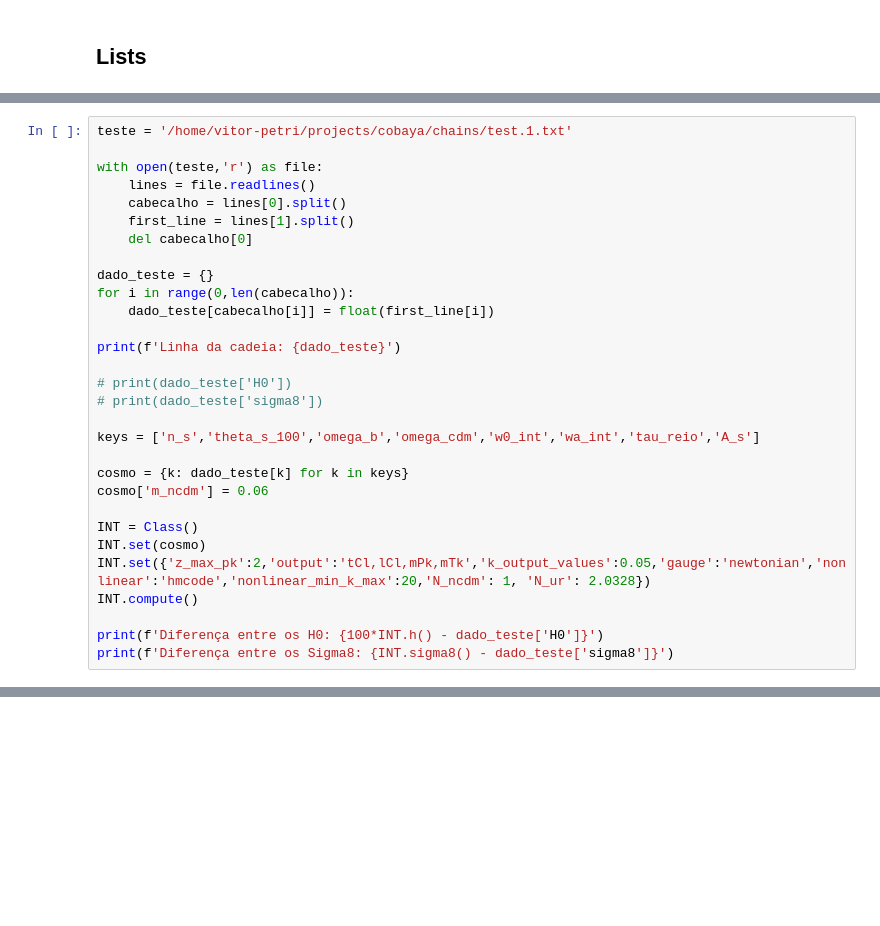
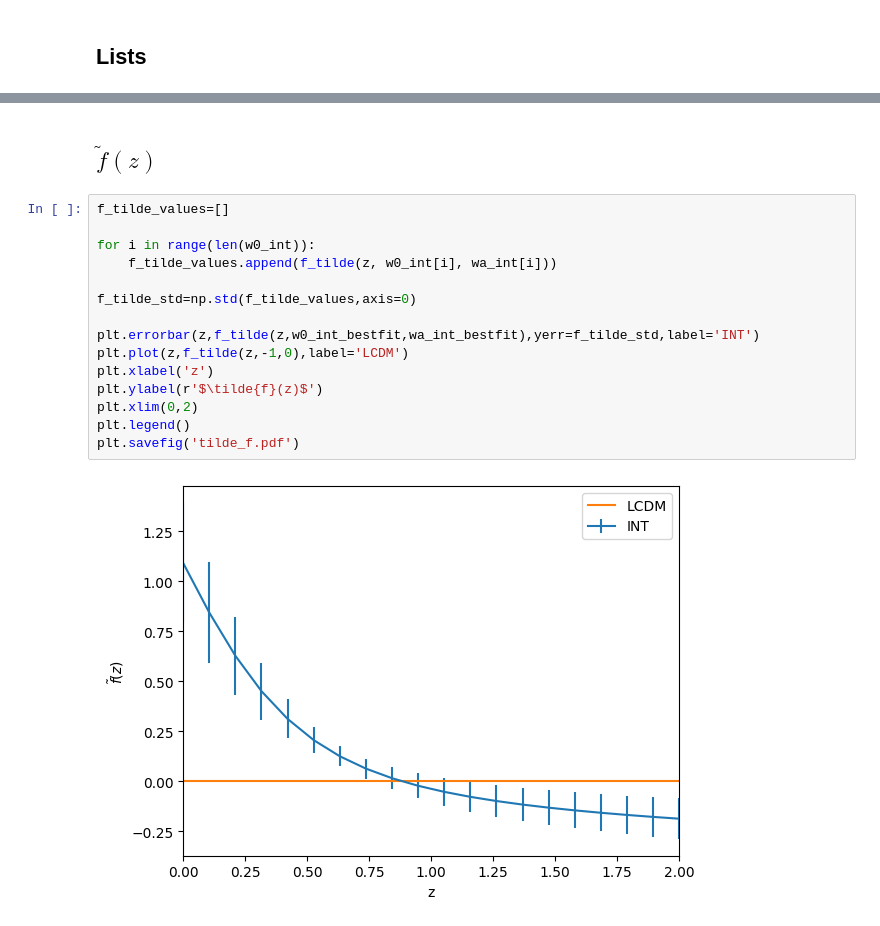
Before and after one commit to Diismas19/dark-degeneracy, a Jupyter notebook: coding/plots.ipynb, the cells around one changed output, grey strips where cells are left out. Cells and saved outputs as stored; diff of their text form; blank space fills up the shorter version.

```diff
--- a/coding/plots.ipynb
+++ b/coding/plots.ipynb
@@ -176,30 +184,0 @@ for i in range(1,5):
-# %%
-teste = '/home/vitor-petri/projects/cobaya/chains/test.1.txt'
-
-with open(teste,'r') as file:
-    lines = file.readlines()
-    cabecalho = lines[0].split()
-    first_line = lines[1].split()
-    del cabecalho[0]
-
-dado_teste = {}
-for i in range(0,len(cabecalho)):
-    dado_teste[cabecalho[i]] = float(first_line[i])
-
-print(f'Linha da cadeia: {dado_teste}')
-
-# print(dado_teste['H0'])
-# print(dado_teste['sigma8'])
-
-keys = ['n_s','theta_s_100','omega_b','omega_cdm','w0_int','wa_int','tau_reio','A_s']
-
-cosmo = {k: dado_teste[k] for k in keys}
-cosmo['m_ncdm'] = 0.06
-
-INT = Class()
-INT.set(cosmo)
-INT.set({'z_max_pk':2,'output':'tCl,lCl,mPk,mTk','k_output_values':0.05,'gauge':'newtonian','non linear':'hmcode','nonlinear_min_k_max':20,'N_ncdm': 1, 'N_ur': 2.0328})
-INT.compute()
-
-print(f'Diferença entre os H0: {100*INT.h() - dado_teste['H0']}')
-print(f'Diferença entre os Sigma8: {INT.sigma8() - dado_teste['sigma8']}')
@@ -209,0 +230,19 @@ Diferença entre os Sigma8: 3.358812479259399e-07
+# %% [markdown]
+## $\tilde{f}(z)$
+# %%
+f_tilde_values=[]
+
+for i in range(len(w0_int)):
+    f_tilde_values.append(f_tilde(z, w0_int[i], wa_int[i]))
+
+f_tilde_std=np.std(f_tilde_values,axis=0)
+
+plt.errorbar(z,f_tilde(z,w0_int_bestfit,wa_int_bestfit),yerr=f_tilde_std,label='INT')
+plt.plot(z,f_tilde(z,-1,0),label='LCDM')
+plt.xlabel('z')
+plt.ylabel(r'$\tilde{f}(z)$')
+plt.xlim(0,2)
+plt.legend()
+plt.savefig('tilde_f.pdf')
+# %% [output]
+[figure, added]
```
Also changed, not shown: parts of 15 cells of this notebook, 9 other files.
